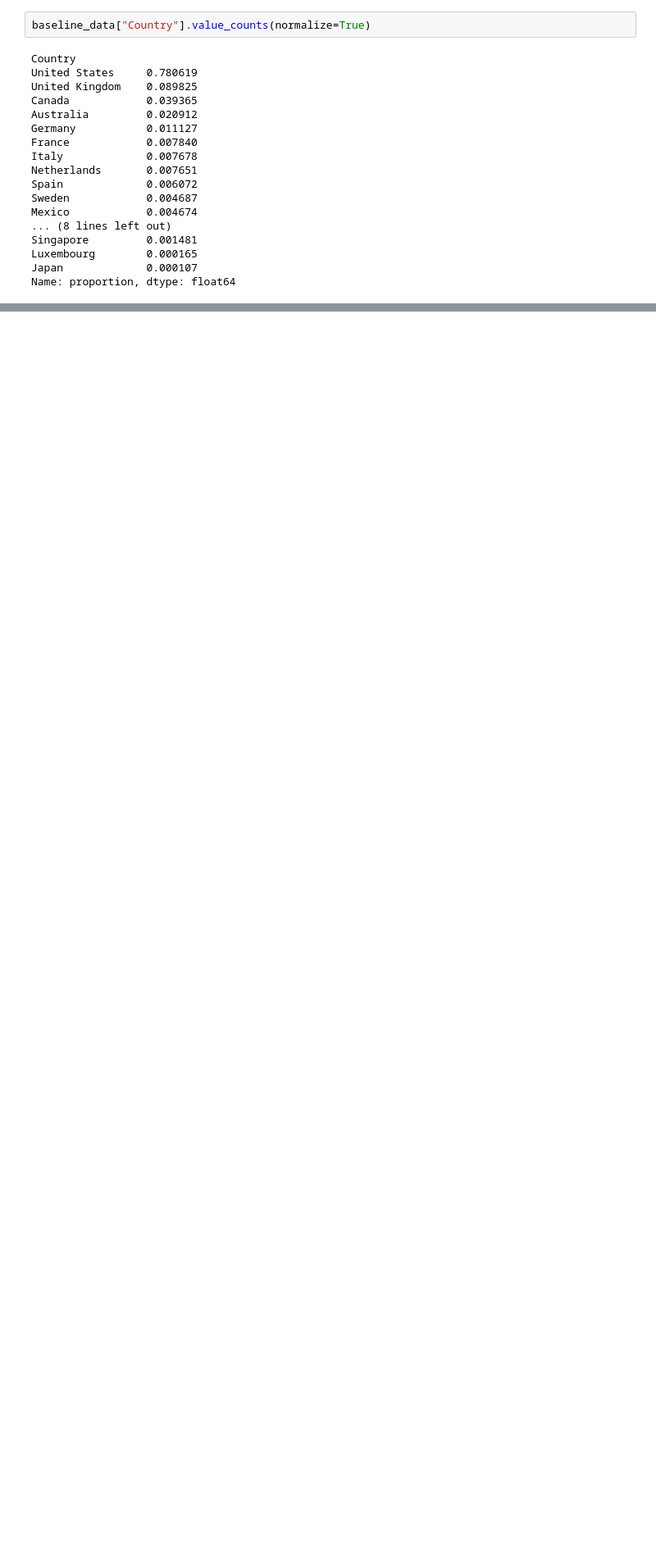
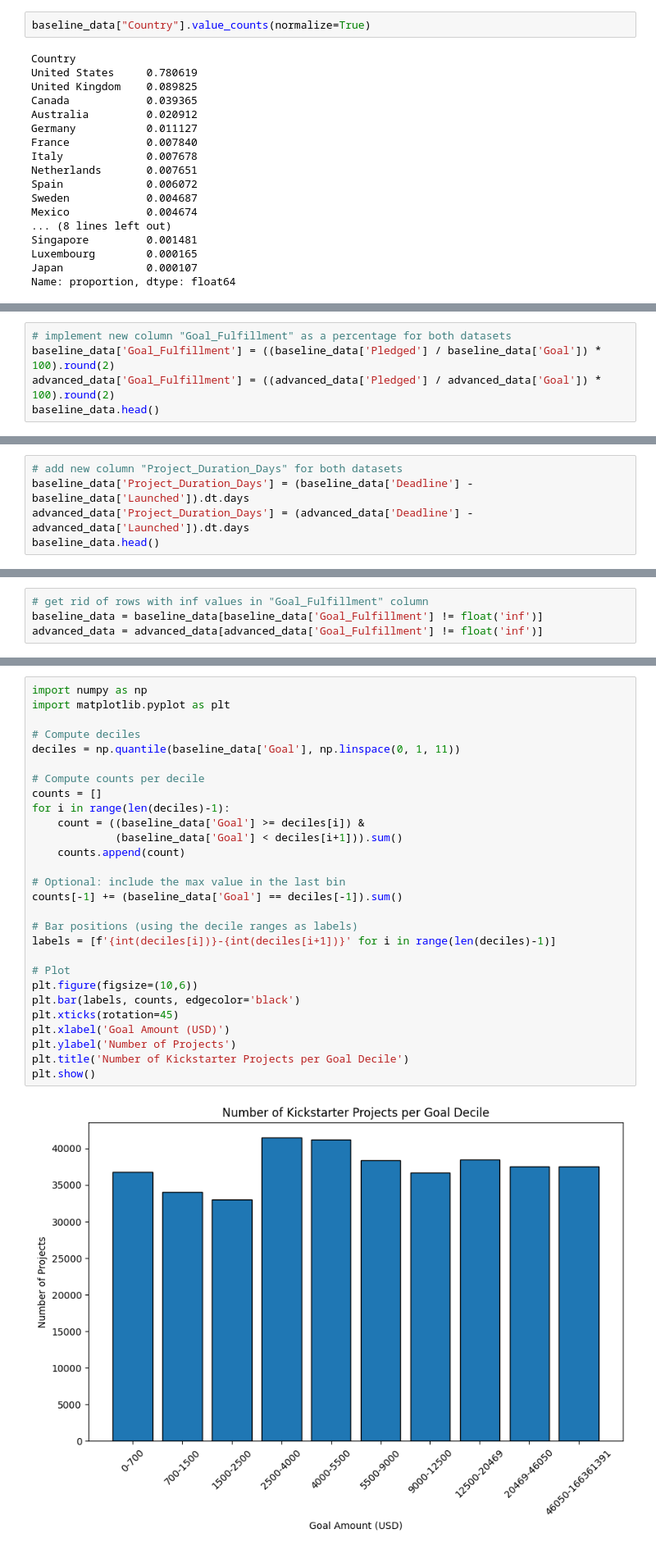
Before and after one commit to salvoha/ml-project, a Jupyter notebook: GetData_and_EDA.ipynb, the cells around one changed output, grey strips where cells are left out. Shown at 82% size. Cells and saved outputs as stored; diff of their text form; blank space fills up the shorter version.

```diff
--- a/GetData_and_EDA.ipynb
+++ b/GetData_and_EDA.ipynb
@@ -261,0 +303,5 @@ Name: proportion, dtype: float64
+# %%
+# implement new column "Goal_Fulfillment" as a percentage for both datasets
+baseline_data['Goal_Fulfillment'] = ((baseline_data['Pledged'] / baseline_data['Goal']) * 100).round(2)
+advanced_data['Goal_Fulfillment'] = ((advanced_data['Pledged'] / advanced_data['Goal']) * 100).round(2)
+baseline_data.head()
@@ -261,0 +325,5 @@ Name: proportion, dtype: float64
+# %%
+# add new column "Project_Duration_Days" for both datasets
+baseline_data['Project_Duration_Days'] = (baseline_data['Deadline'] - baseline_data['Launched']).dt.days
+advanced_data['Project_Duration_Days'] = (advanced_data['Deadline'] - advanced_data['Launched']).dt.days
+baseline_data.head()
@@ -261,0 +367,4 @@ Name: proportion, dtype: float64
+# %%
+# get rid of rows with inf values in "Goal_Fulfillment" column
+baseline_data = baseline_data[baseline_data['Goal_Fulfillment'] != float('inf')]
+advanced_data = advanced_data[advanced_data['Goal_Fulfillment'] != float('inf')]
@@ -261,0 +398,30 @@ Name: proportion, dtype: float64
+# %%
+import numpy as np
+import matplotlib.pyplot as plt
+
+# Compute deciles
+deciles = np.quantile(baseline_data['Goal'], np.linspace(0, 1, 11))
+
+# Compute counts per decile
+counts = []
+for i in range(len(deciles)-1):
+    count = ((baseline_data['Goal'] >= deciles[i]) &
+             (baseline_data['Goal'] < deciles[i+1])).sum()
+    counts.append(count)
+
+# Optional: include the max value in the last bin
+counts[-1] += (baseline_data['Goal'] == deciles[-1]).sum()
+
+# Bar positions (using the decile ranges as labels)
+labels = [f'{int(deciles[i])}-{int(deciles[i+1])}' for i in range(len(deciles)-1)]
+
+# Plot
+plt.figure(figsize=(10,6))
+plt.bar(labels, counts, edgecolor='black')
+plt.xticks(rotation=45)
+plt.xlabel('Goal Amount (USD)')
+plt.ylabel('Number of Projects')
+plt.title('Number of Kickstarter Projects per Goal Decile')
+plt.show()
+# %% [output]
+[figure, added]
```
Also changed, not shown: parts of 43 cells of this notebook, 1 other file.
